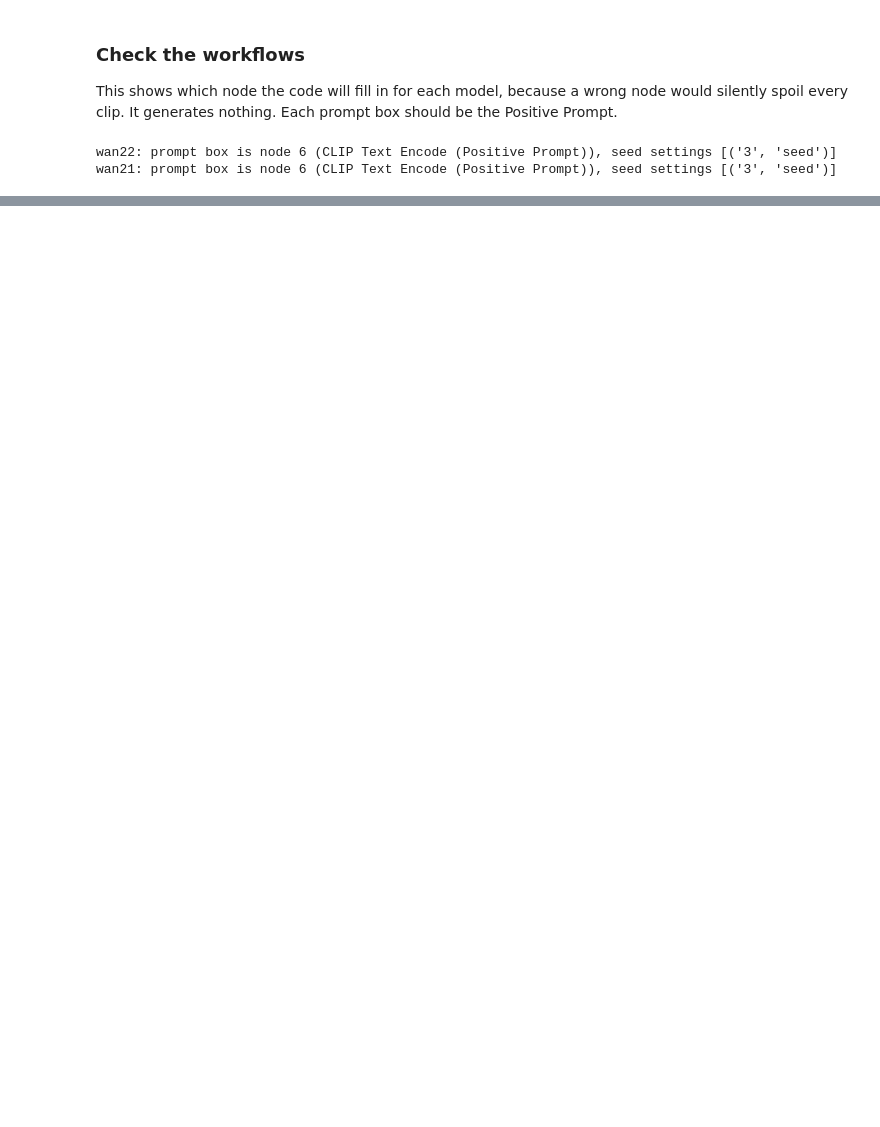
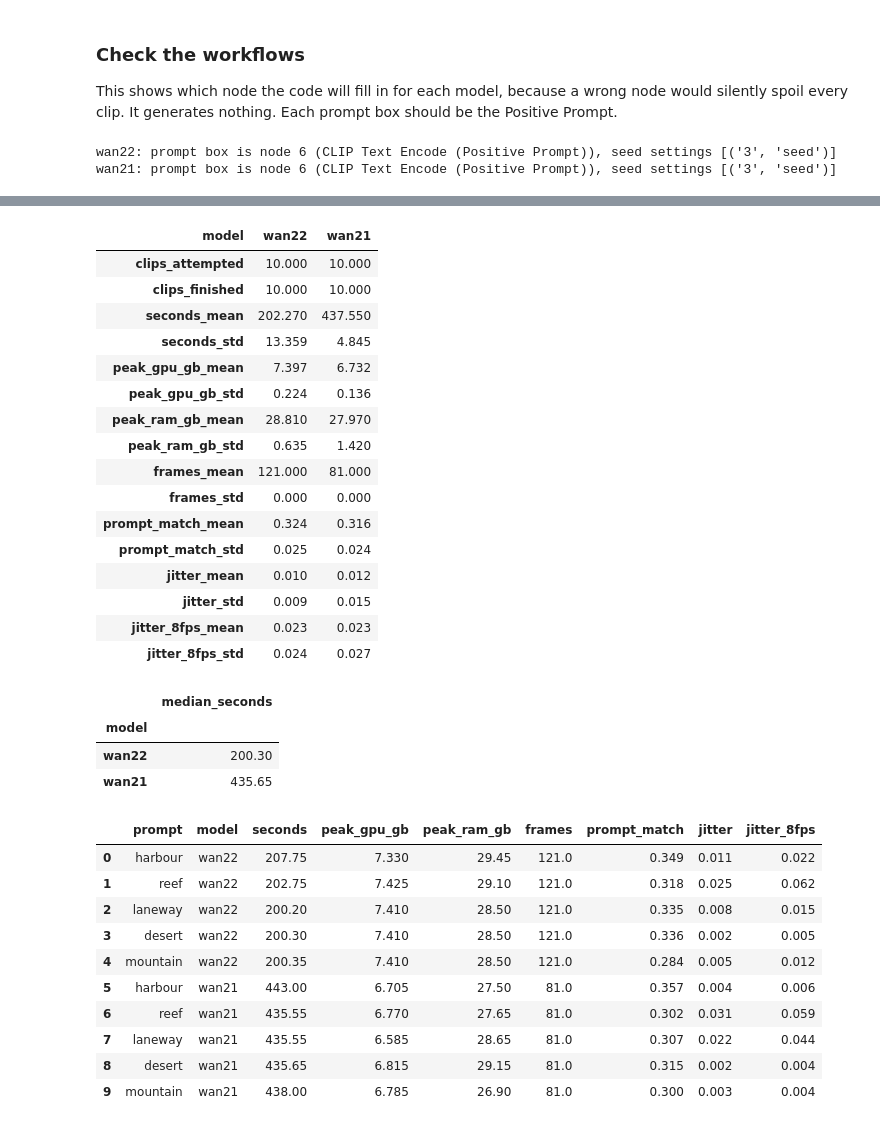
Before and after one commit to Arnob02/COMP8410-A1-60841338, a Jupyter notebook: pair2_destination_video/pair2_destination_video.ipynb, the cells around one changed output, grey strips where cells are left out. Cells and saved outputs as stored; diff of their text form; code cells hidden in the pictures; blank space fills up the shorter version.

```diff
--- a/pair2_destination_video/pair2_destination_video.ipynb
+++ b/pair2_destination_video/pair2_destination_video.ipynb
@@ -995,20 +472,62 @@ def load_ratings() -> pd.DataFrame:
 # %%
-def build_tables(use_ratings: bool) -> pd.DataFrame:
-    """Build the report tables, and return the summary."""
-    scores = pd.read_csv(RESULTS / "scores.csv")
-    attempts = scores.groupby("model", sort=False).size().rename("clips_attempted")
-    done = scores[scores["status"] == "done"].copy()
-    if use_ratings:
-        done = done.merge(load_ratings(), on="file", how="left")
+done = pd.read_csv(RESULTS / "scores.csv")
+attempted = done.groupby("model", sort=False).size()
+done = done[done["status"] == "done"]
+measures = ["seconds", "peak_gpu_gb", "peak_ram_gb", "frames", "prompt_match", "jitter", "jitter_8fps"]
 
-    measures = ["seconds", "peak_gpu_gb", "peak_ram_gb", "frames", "prompt_match", "jitter", "jitter_8fps"]
-    measures += [column for column in done.columns if column.startswith("rated_")]
+if RATINGS_DONE:
+    rated = sheet.merge(pd.read_csv(rating / "rating_key.csv"), on="clip")
+    agreement = []
+    for s in RATINGS:
+        first, second = rated[f"round1_{s}"], rated[f"round2_{s}"]
+        agreement.append({"score": s, "correlation": first.corr(second), "mean_absolute_difference": (first - second).abs().mean(), "exact_match_share": (first == second).mean()})
+        rated[f"rated_{s}"] = (first + second) / 2
+    pd.DataFrame(agreement).round(3).to_csv(RESULTS / "agreement.csv", index=False)
+    done = done.merge(rated[["original"] + [f"rated_{s}" for s in RATINGS]].rename(columns={"original": "file"}), on="file", how="left")
+    measures += [f"rated_{s}" for s in RATINGS]
 
-    summary = done.groupby("model", sort=False)[measures].agg(["mean", "std"]).round(3)
-    summary.columns = [f"{measure}_{stat}" for measure, stat in summary.columns]
-    summary.insert(0, "clips_finished", done.groupby("model", sort=False).size())
-    summary.insert(0, "clips_attempted", attempts)
-    summary.to_csv(RESULTS / "summary.csv")
+summary = done.groupby("model", sort=False)[measures].agg(["mean", "std"]).round(3)
+summary.columns = [f"{m}_{stat}" for m, stat in summary.columns]
+summary.insert(0, "clips_finished", done.groupby("model", sort=False).size())
+summary.insert(0, "clips_attempted", attempted)
+summary.to_csv(RESULTS / "summary.csv")
+done.groupby(["prompt", "model"], sort=False)[measures].mean().round(3).to_csv(RESULTS / "by_prompt.csv")
 
-    done.groupby(["prompt", "model"], sort=False)[measures].mean().round(3).to_csv(RESULTS / "by_prompt.csv")
-    return summary
+display(summary.T)
+display(done.groupby("model", sort=False)["seconds"].median().to_frame("median_seconds"))  # First clips include model loading.
+display(pd.read_csv(RESULTS / "by_prompt.csv"))
+if RATINGS_DONE:
+    display(pd.read_csv(RESULTS / "agreement.csv"))
+# %% [output]
+| model | wan22 | wan21 |
+| clips_attempted | 10.000 | 10.000 |
+| clips_finished | 10.000 | 10.000 |
+| seconds_mean | 202.270 | 437.550 |
+| seconds_std | 13.359 | 4.845 |
+| peak_gpu_gb_mean | 7.397 | 6.732 |
+| peak_gpu_gb_std | 0.224 | 0.136 |
+| peak_ram_gb_mean | 28.810 | 27.970 |
+| peak_ram_gb_std | 0.635 | 1.420 |
+| frames_mean | 121.000 | 81.000 |
+| frames_std | 0.000 | 0.000 |
+| prompt_match_mean | 0.324 | 0.316 |
+| prompt_match_std | 0.025 | 0.024 |
+| jitter_mean | 0.010 | 0.012 |
+| jitter_std | 0.009 | 0.015 |
+| jitter_8fps_mean | 0.023 | 0.023 |
+| jitter_8fps_std | 0.024 | 0.027 |
+|  | median_seconds |
+| model |  |
+| wan22 | 200.30 |
+| wan21 | 435.65 |
+|  | prompt | model | seconds | peak_gpu_gb | peak_ram_gb | frames | prompt_match | jitter | jitter_8fps |
+| 0 | harbour | wan22 | 207.75 | 7.330 | 29.45 | 121.0 | 0.349 | 0.011 | 0.022 |
+| 1 | reef | wan22 | 202.75 | 7.425 | 29.10 | 121.0 | 0.318 | 0.025 | 0.062 |
+| 2 | laneway | wan22 | 200.20 | 7.410 | 28.50 | 121.0 | 0.335 | 0.008 | 0.015 |
+| 3 | desert | wan22 | 200.30 | 7.410 | 28.50 | 121.0 | 0.336 | 0.002 | 0.005 |
+| 4 | mountain | wan22 | 200.35 | 7.410 | 28.50 | 121.0 | 0.284 | 0.005 | 0.012 |
+| 5 | harbour | wan21 | 443.00 | 6.705 | 27.50 | 81.0 | 0.357 | 0.004 | 0.006 |
+| 6 | reef | wan21 | 435.55 | 6.770 | 27.65 | 81.0 | 0.302 | 0.031 | 0.059 |
+| 7 | laneway | wan21 | 435.55 | 6.585 | 28.65 | 81.0 | 0.307 | 0.022 | 0.044 |
+| 8 | desert | wan21 | 435.65 | 6.815 | 29.15 | 81.0 | 0.315 | 0.002 | 0.004 |
+| 9 | mountain | wan21 | 438.00 | 6.785 | 26.90 | 81.0 | 0.300 | 0.003 | 0.004 |
```
Also changed, not shown: parts of 52 cells of this notebook, 6 other files.
